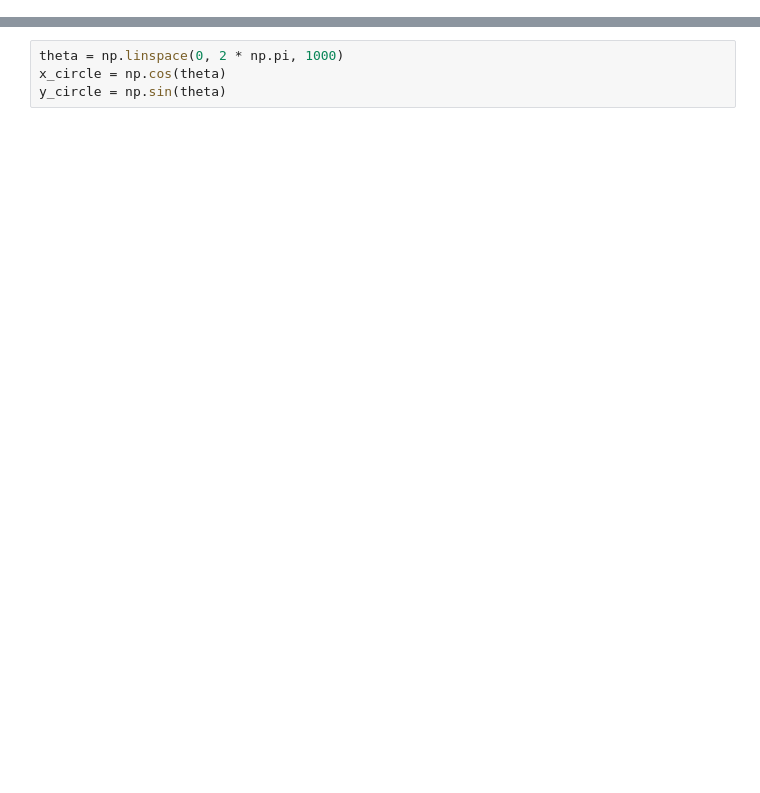
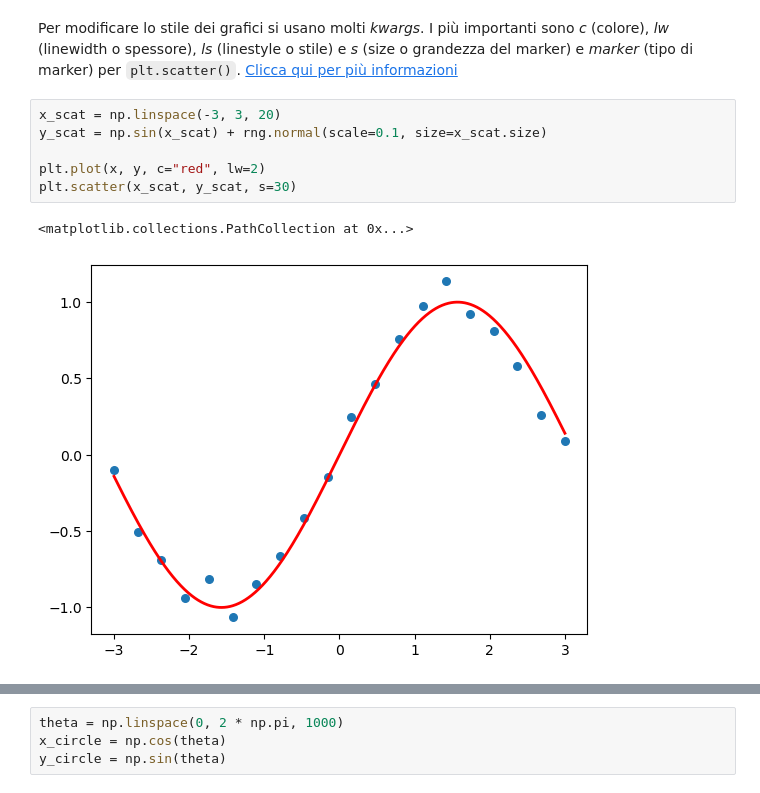
Before and after one commit to alex180500/aisf-corso-python, a Jupyter notebook: intro_python_2.ipynb, the cells around one changed output, grey strips where cells are left out. Drawn from its saved outputs; the diff is of its cells as text; blank space fills up the shorter version.

```diff
--- a/intro_python_2.ipynb
+++ b/intro_python_2.ipynb
@@ -8,0 +24,11 @@ import numpy as np
+# %% [markdown]
+Per modificare lo stile dei grafici si usano molti _kwargs_. I più importanti sono _c_ (colore), _lw_ (linewidth o spessore), _ls_ (linestyle o stile) e _s_ (size o grandezza del marker) e _marker_ (tipo di marker) per `plt.scatter()`. [Clicca qui per più informazioni](https://matplotlib.org/stable/api/_as_gen/matplotlib.pyplot.scatter.html)
+# %%
+x_scat = np.linspace(-3, 3, 20)
+y_scat = np.sin(x_scat) + rng.normal(scale=0.1, size=x_scat.size)
+
+plt.plot(x, y, c="red", lw=2)
+plt.scatter(x_scat, y_scat, s=30)
+# %% [output]
+<matplotlib.collections.PathCollection at 0x...>
+[figure, added]
```
Also changed, not shown: parts of 42 cells of this notebook, 6 other files.
